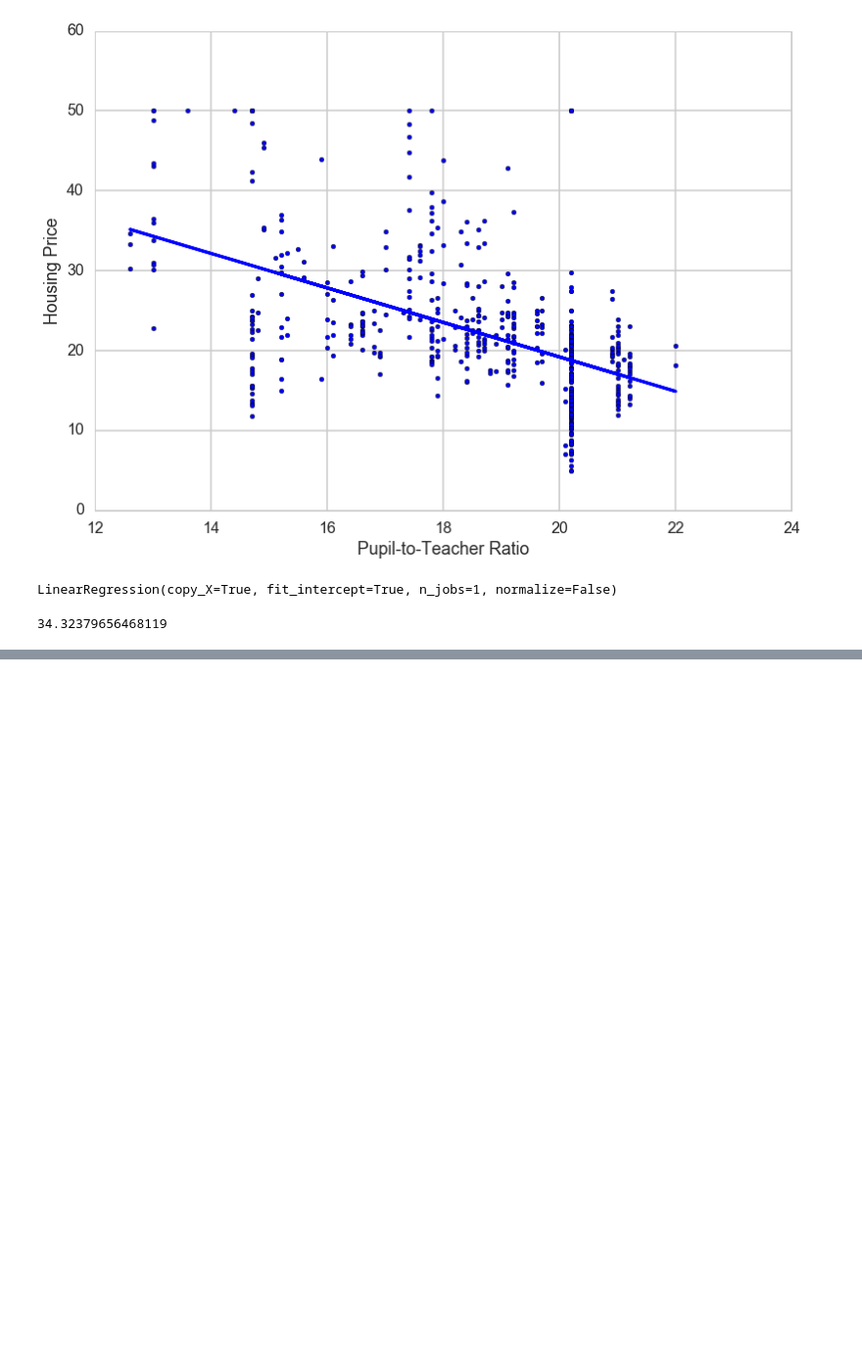
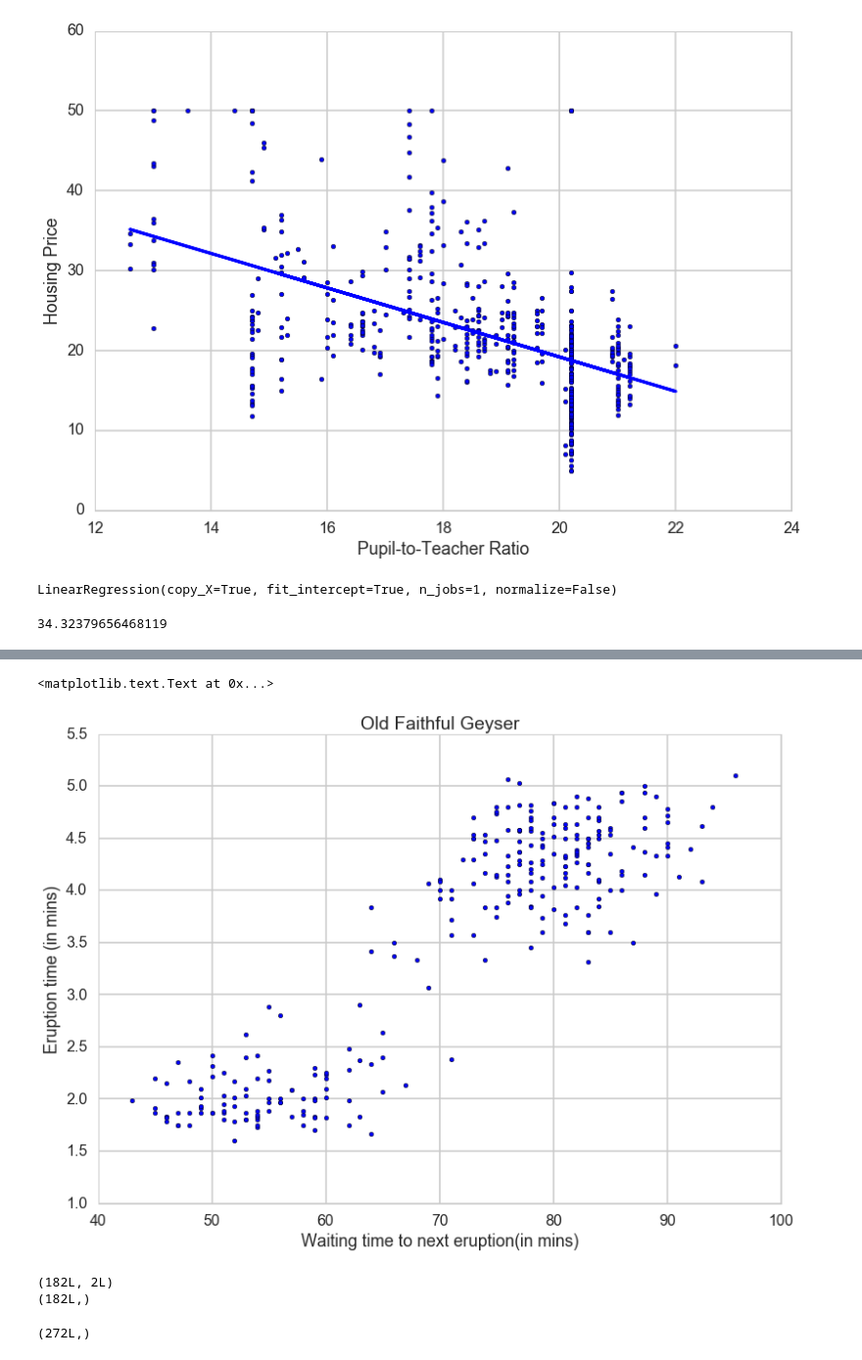
Before and after one commit to tao114/Workspace, a Jupyter notebook: cs109/Labs/2015lab4-master/Untitled.ipynb, the cells around one changed output, grey strips where cells are left out. Shown at 98% size. Drawn from its saved outputs; the diff is of its cells as text; code cells hidden in the pictures; blank space fills up the shorter version.

```diff
--- a/cs109/Labs/2015lab4-master/Untitled.ipynb
+++ b/cs109/Labs/2015lab4-master/Untitled.ipynb
@@ -244,0 +324,16 @@ mes
+# %%
+plt.scatter(faithful.waiting, faithful.eruptions)
+plt.xlabel("Waiting time to next eruption(in mins)")
+plt.ylabel("Eruption time (in mins)")
+plt.title("Old Faithful Geyser")
+# %% [output]
+<matplotlib.text.Text at 0x...>
+[figure, added]
+# %%
+x_train, x_test, y_train, y_test = sklearn.cross_validation.train_test_split(
+    faithful.values, faithful.eruptions.values, test_size=0.33, random_state = 5)
+print x_train.shape
+print y_train.shape
+# %% [output]
+(182L, 2L)
+(182L,)
@@ -244,0 +345,4 @@ mes
+# %%
+lm.predict(faithful.values).shape
+# %% [output]
+(272L,)
```
Also changed, not shown: parts of 17 cells of this notebook, 1 other file.
